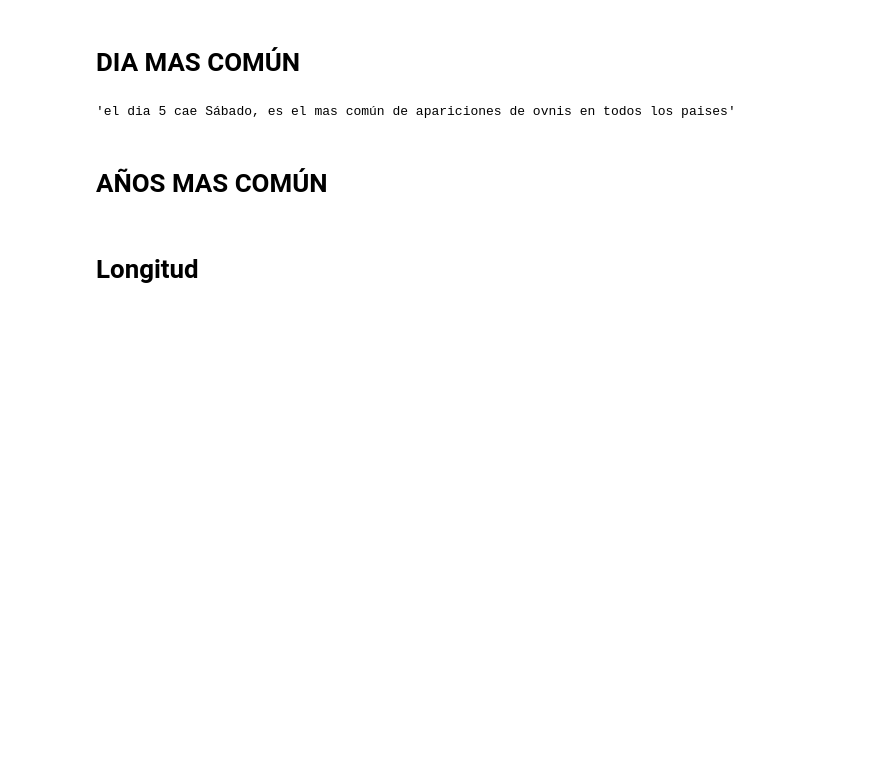
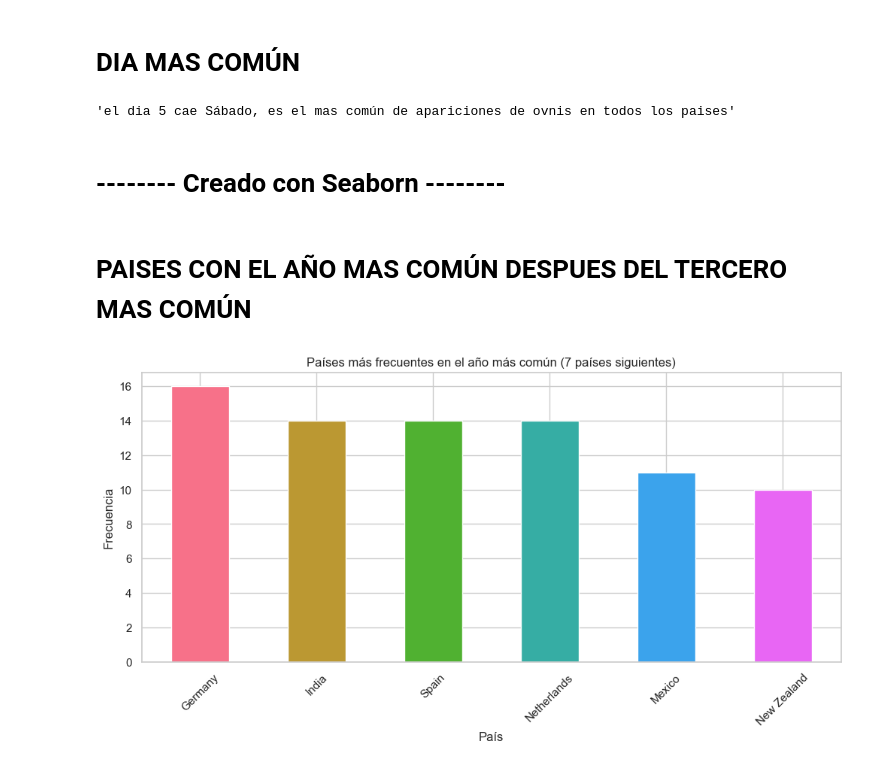
Before and after one commit to awchacon/first_project, a Jupyter notebook: first_project.ipynb, the cells around one changed output. Cells and saved outputs as stored; diff of their text form; code cells hidden in the pictures; blank space fills up the shorter version.

```diff
--- a/first_project.ipynb
+++ b/first_project.ipynb
@@ -506,7 +522,39 @@ dia_mas_comun_nombre = nombres_dias[dia_mas_comun]
 ("el dia {} cae {}, es el mas común de apariciones de ovnis en todos los paises".format(dia_mas_comun,dia_mas_comun_nombre))
 # %% [output]
 'el dia 5 cae Sábado, es el mas común de apariciones de ovnis en todos los paises'
-# %% [markdown]
-# AÑOS MAS COMÚN
-# %% [markdown]
-# Longitud
+# %% [markdown]
+# -------- Creado con Seaborn --------
+# %% [markdown]
+# PAISES CON EL AÑO MAS COMÚN DESPUES DEL TERCERO MAS COMÚN
+# %%
+#pip install seaborn instalamos primero
+import seaborn as sns
+
+
+año_comun = ufo_df_new["Year"].value_counts().idxmax() #Cuenta y da el maximo año = 2012
+
+filtrado_filas = ufo_df_new[ufo_df_new["Year"] == año_comun] # filtrao solo por el año mas comun
+
+agrupar_country = filtrado_filas["Country"].value_counts().head(10)
+
+solo3_10= agrupar_country.iloc[3:10]
+
+######### --- ESTILOS --- ########
+
+# Seleccionar una paleta de colores de Seaborn
+colores = sns.color_palette("husl", len(solo_4_10))
+
+# Utilizar el estilo de Seaborn
+sns.set(style="whitegrid")
+
+
+# Crear un gráfico de barras con barras del mismo tamaño pero colores de la paleta
+plt.figure(figsize=(12, 5))
+solo_4_10.plot(kind='bar', color=colores)
+plt.xlabel('País')
+plt.ylabel('Frecuencia')
+plt.title('Países más frecuentes en el año más común (7 países siguientes)')
+plt.xticks(rotation=45)
+plt.show()
+# %% [output]
+[figure, added]
```
Also changed, not shown: parts of 33 cells of this notebook.
